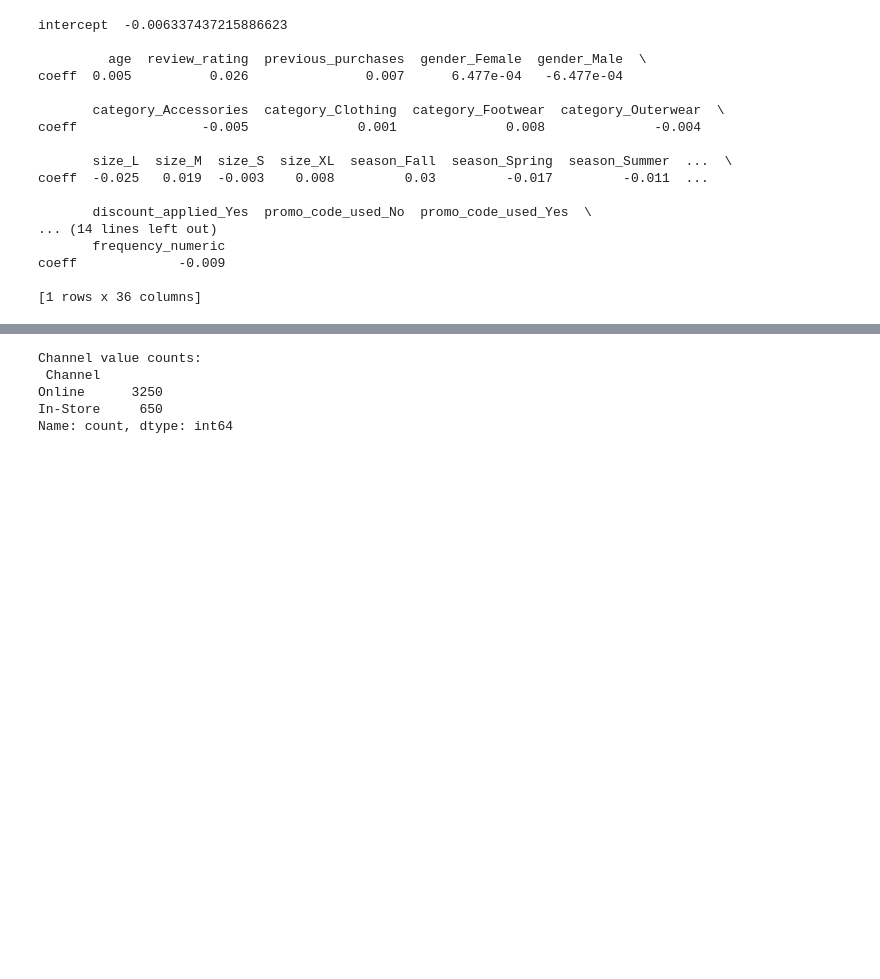
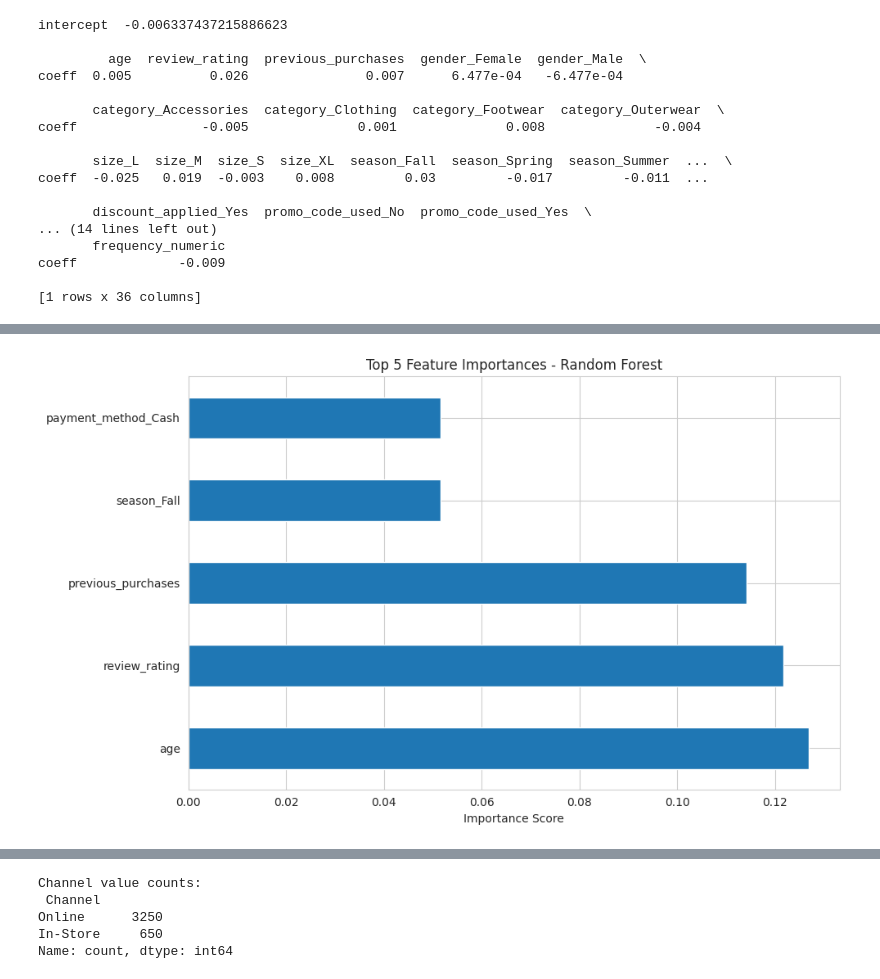
Before and after one commit to briannasancheztop/ADS505_Consumerbehavior, a Jupyter notebook: ADS505_Group_Project_.ipynb, the cells around one changed output, grey strips where cells are left out. Drawn from its saved outputs; the diff is of its cells as text; code cells hidden in the pictures; blank space fills up the shorter version.

```diff
--- a/ADS505_Group_Project_.ipynb
+++ b/ADS505_Group_Project_.ipynb
@@ -421,0 +477,11 @@ score_df_sorted
+# %%
+#Plotted top 5 features predictive of high-value customers
+plt.figure(figsize=(10, 6))
+feature_imp = pd.Series(randomforest.feature_importances_, index=X.columns)
+feature_imp.nlargest(5).plot(kind='barh')
+plt.title('Top 5 Feature Importances - Random Forest')
+plt.xlabel('Importance Score')
+plt.tight_layout()
+plt.show()
+# %% [output]
+[figure, added]
```
Also changed, not shown: parts of 18 cells of this notebook.
